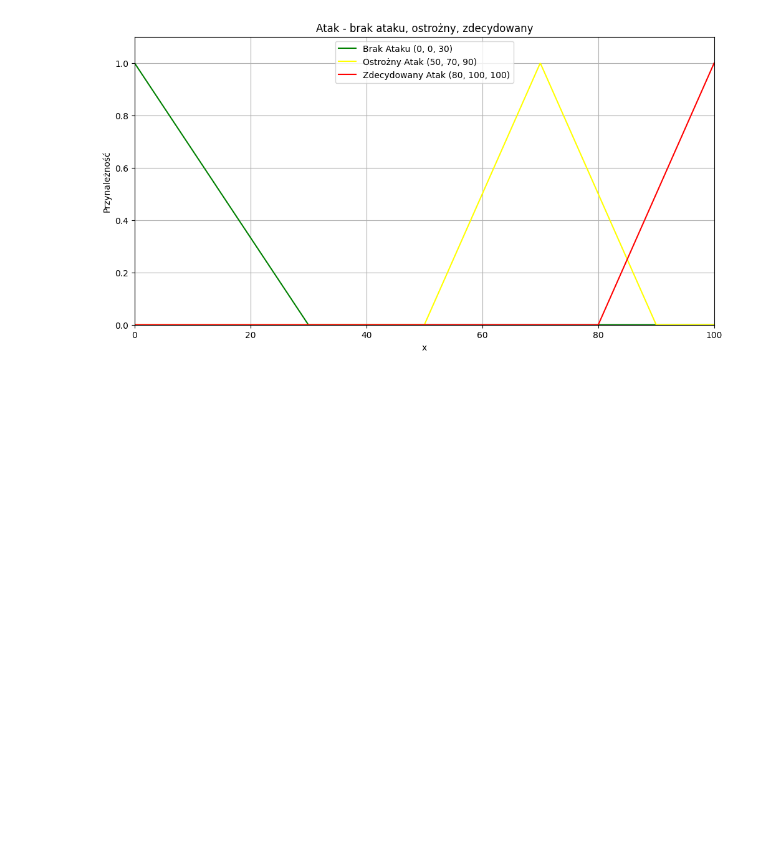
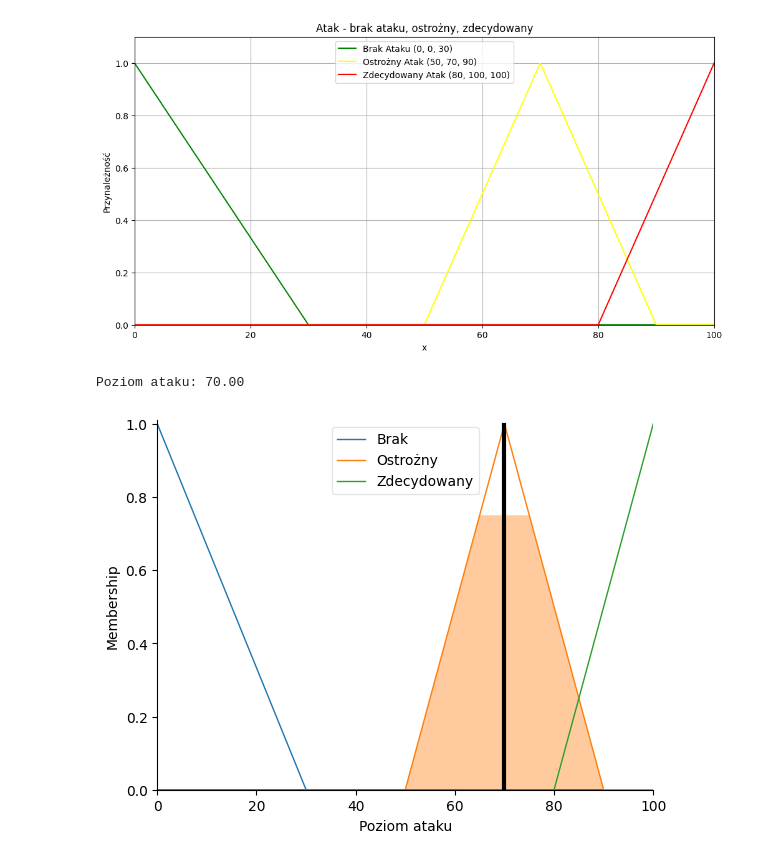
Before and after one commit to Glitch0110/AI-GiganciProgramowania, a Jupyter notebook: L18.ipynb, the cells around one changed output. Saved outputs shown, nothing was run; the diff lists cells and outputs as text; code cells hidden in the pictures; blank space fills up the shorter version.

```diff
--- a/L18.ipynb
+++ b/L18.ipynb
@@ -140,3 +140,46 @@ plt.xlim(0, 100)
 plt.show()
 # %% [output]
 [figure]
+# %%
+import numpy as np
+import skfuzzy as fuzz
+from skfuzzy import control as ctrl
+
+#Zdefiniowanie zmiennych
+#wejściowych
+life = ctrl.Antecedent(np.linspace(0, 100, 1000), 'Życie gracza')
+
+distance = ctrl.Antecedent(np.linspace(0, 50, 1000), "Odległość")
+#wyjściowych
+attack = ctrl.Consequent(np.linspace(0,100,1000), 'Poziom ataku')
+
+life['Niskie'] = fuzz.trimf(life.universe, [0, 0, 40])
+life['Średnie'] = fuzz.trimf(life.universe, [30, 50, 70])
+life['Wysokie'] = fuzz.trimf(life.universe, [60, 100, 100])
+
+distance['Mała'] = fuzz.trimf(distance.universe, [0, 0, 15])
+distance['Duża'] = fuzz.trimf(distance.universe, [10, 50, 50])
+
+attack['Brak'] = fuzz.trimf(attack.universe, [0, 0, 30])
+attack['Ostrożny'] = fuzz.trimf(attack.universe, [50, 70, 90])
+attack['Zdecydowany'] = fuzz.trimf(attack.universe, [80, 100, 100])
+
+rule1 = ctrl.Rule(life['Niskie'], attack['Zdecydowany'])
+rule2 = ctrl.Rule(life["Średnie"] & distance['Duża'], attack['Ostrożny'])
+rule3 = ctrl.Rule(life["Średnie"] & distance['Mała'], attack['Ostrożny'])
+rule4 = ctrl.Rule(life["Wysokie"] & distance['Mała'], attack['Brak'])
+
+attack_ctrl = ctrl.ControlSystem([rule1, rule2, rule3, rule4])
+attack_sim = ctrl.ControlSystemSimulation(attack_ctrl)
+
+attack_sim.input['Życie gracza'] = 45
+
+attack_sim.input['Odległość'] = 2
+
+attack_sim.compute()
+
+print(f'Poziom ataku: {attack_sim.output['Poziom ataku']:.2f}')
+attack.view(sim=attack_sim)
+# %% [output]
+Poziom ataku: 70.00
+[figure, added]
```
Also changed, not shown: parts of 1 cell of this notebook.
